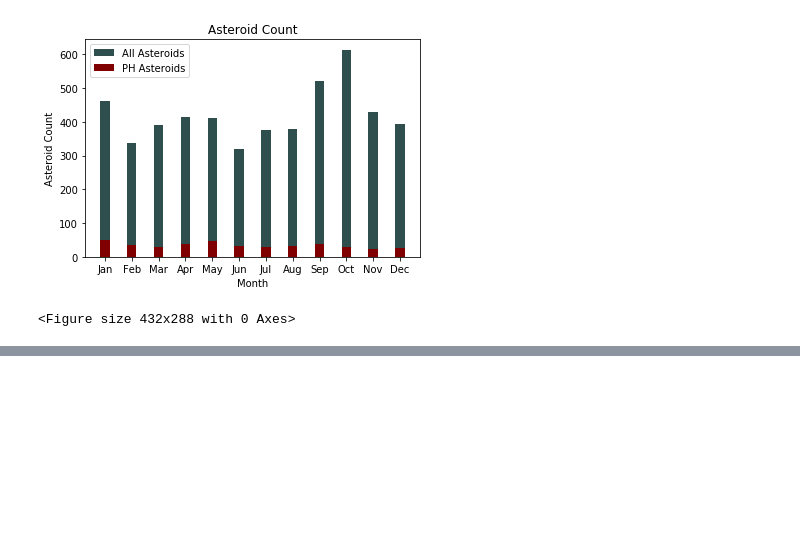
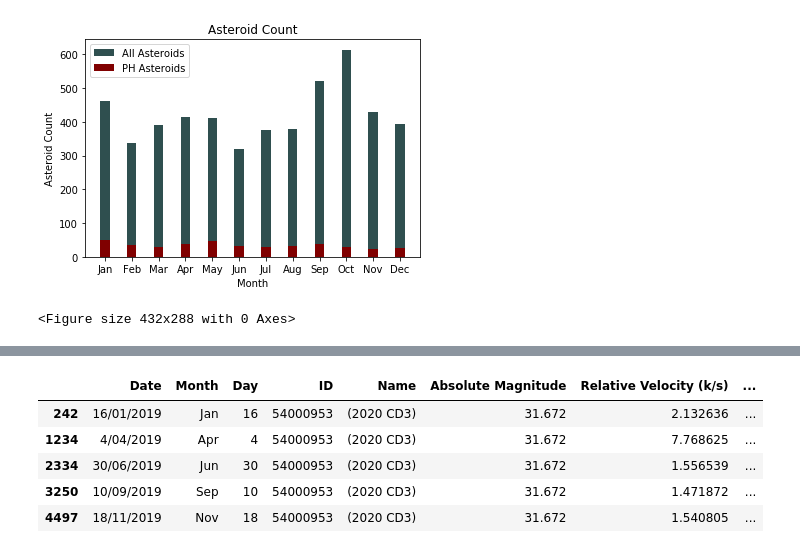
Before and after one commit to AmyAndersson/Datanauts_Project, a Jupyter notebook: DF.ipynb, the cells around one changed output, grey strips where cells are left out. Drawn from its saved outputs; the diff is of its cells as text; code cells hidden in the pictures; blank space fills up the shorter version.

```diff
--- a/DF.ipynb
+++ b/DF.ipynb
@@ -447,3 +447,13 @@ CNT.loc[CNT["Date"]>1]
 | 3843177 | 2 | 2 | 2 | 2 | 2 | 2 | 2 | ... |
 | 54000953 | 4 | 4 | 4 | 4 | 4 | 4 | 4 | ... |
 | 54017580 | 2 | 2 | 2 | 2 | 2 | 2 | 2 | ... |
+# %%
+most_frequent_PH= Asteroids.loc[Asteroids["ID"]== 54000953 ]
+most_frequent_PH
+# %% [output]
+|  | Date | Month | Day | ID | Name | Absolute Magnitude | Relative Velocity (k/s) | ... |
+| 242 | 16/01/2019 | Jan | 16 | 54000953 | (2020 CD3) | 31.672 | 2.132636 | ... |
+| 1234 | 4/04/2019 | Apr | 4 | 54000953 | (2020 CD3) | 31.672 | 7.768625 | ... |
+| 2334 | 30/06/2019 | Jun | 30 | 54000953 | (2020 CD3) | 31.672 | 1.556539 | ... |
+| 3250 | 10/09/2019 | Sep | 10 | 54000953 | (2020 CD3) | 31.672 | 1.471872 | ... |
+| 4497 | 18/11/2019 | Nov | 18 | 54000953 | (2020 CD3) | 31.672 | 1.540805 | ... |
```
Also changed, not shown: 2 other files.
